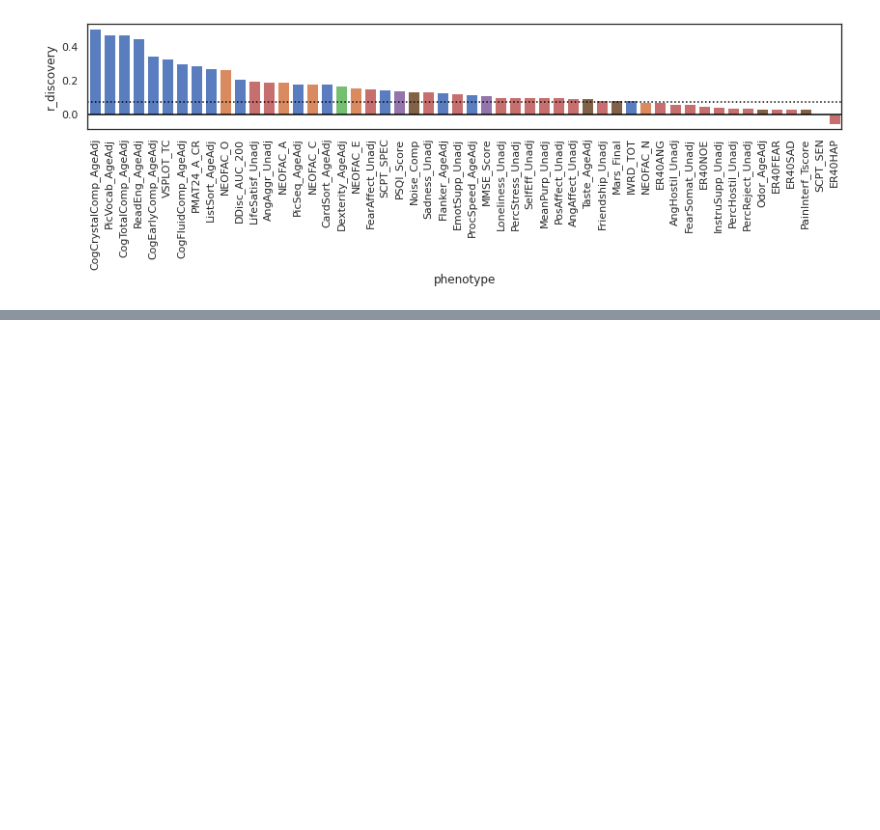
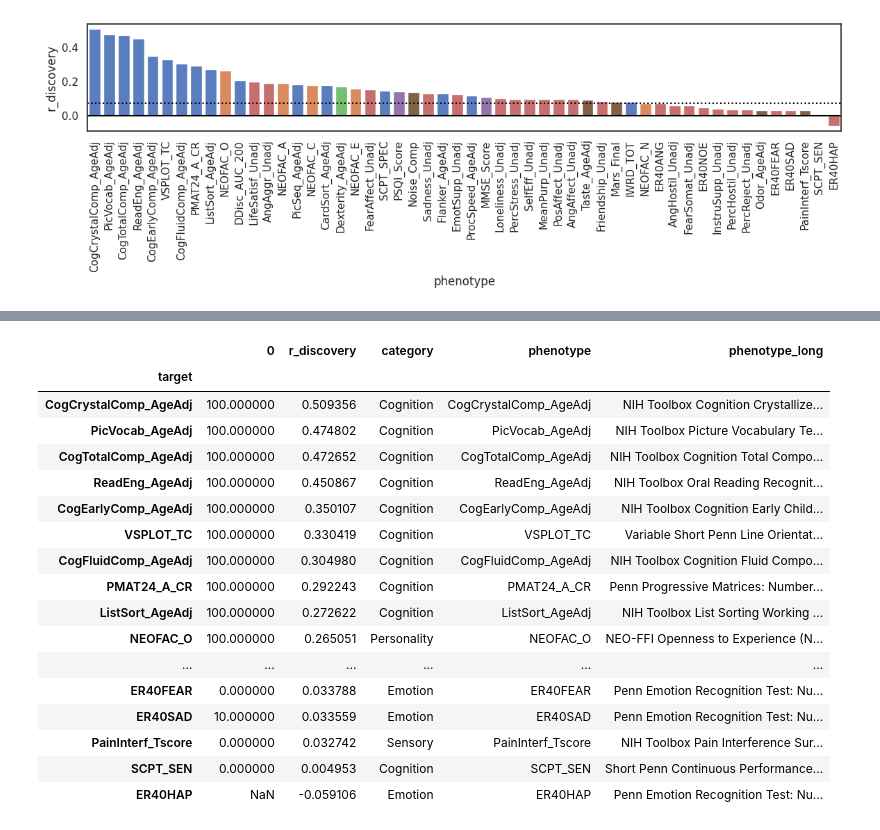
Before and after one commit to spisakt/BWAS_comment, a Jupyter notebook: multivariate_BWAS_replicability_analysis_FC_extensive.ipynb, the cells around one changed output, grey strips where cells are left out. Saved outputs shown, nothing was run; the diff lists cells and outputs as text; code cells hidden in the pictures; blank space fills up the shorter version.

```diff
--- a/multivariate_BWAS_replicability_analysis_FC_extensive.ipynb
+++ b/multivariate_BWAS_replicability_analysis_FC_extensive.ipynb
@@ -414,3 +481,26 @@ df_plot
+# %%
+for i in df_plot.index:
+    df_plot.loc[i, 'phenotype_long'] = phenotypes.loc[phenotypes.columnHeader==i, 'fullDisplayName'].values[0]
+df_plot
+# %% [output]
+|  | 0 | r_discovery | category | phenotype | phenotype_long |
+| target |  |  |  |  |  |
+| CogCrystalComp_AgeAdj | 100.000000 | 0.509356 | Cognition | CogCrystalComp_AgeAdj | NIH Toolbox Cognition Crystallize... |
+| PicVocab_AgeAdj | 100.000000 | 0.474802 | Cognition | PicVocab_AgeAdj | NIH Toolbox Picture Vocabulary Te... |
+| CogTotalComp_AgeAdj | 100.000000 | 0.472652 | Cognition | CogTotalComp_AgeAdj | NIH Toolbox Cognition Total Compo... |
+| ReadEng_AgeAdj | 100.000000 | 0.450867 | Cognition | ReadEng_AgeAdj | NIH Toolbox Oral Reading Recognit... |
+| CogEarlyComp_AgeAdj | 100.000000 | 0.350107 | Cognition | CogEarlyComp_AgeAdj | NIH Toolbox Cognition Early Child... |
+| VSPLOT_TC | 100.000000 | 0.330419 | Cognition | VSPLOT_TC | Variable Short Penn Line Orientat... |
+| CogFluidComp_AgeAdj | 100.000000 | 0.304980 | Cognition | CogFluidComp_AgeAdj | NIH Toolbox Cognition Fluid Compo... |
+| PMAT24_A_CR | 100.000000 | 0.292243 | Cognition | PMAT24_A_CR | Penn Progressive Matrices: Number... |
+| ListSort_AgeAdj | 100.000000 | 0.272622 | Cognition | ListSort_AgeAdj | NIH Toolbox List Sorting Working ... |
+| NEOFAC_O | 100.000000 | 0.265051 | Personality | NEOFAC_O | NEO-FFI Openness to Experience (N... |
+| ... | ... | ... | ... | ... | ... |
+| ER40FEAR | 0.000000 | 0.033788 | Emotion | ER40FEAR | Penn Emotion Recognition Test: Nu... |
+| ER40SAD | 10.000000 | 0.033559 | Emotion | ER40SAD | Penn Emotion Recognition Test: Nu... |
+| PainInterf_Tscore | 0.000000 | 0.032742 | Sensory | PainInterf_Tscore | NIH Toolbox Pain Interference Sur... |
+| SCPT_SEN | 0.000000 | 0.004953 | Cognition | SCPT_SEN | Short Penn Continuous Performance... |
+| ER40HAP | NaN | -0.059106 | Emotion | ER40HAP | Penn Emotion Recognition Test: Nu... |
 # %%
 tmp = behavior[['CogTotalComp_AgeAdj', 'CogFluidComp_AgeAdj', 'PMAT24_A_CR', 'Flanker_AgeAdj', 'CardSort_AgeAdj', 'PicSeq_AgeAdj']]
 tmp.corr()
```
Also changed, not shown: parts of 15 cells of this notebook, 10 other files.
